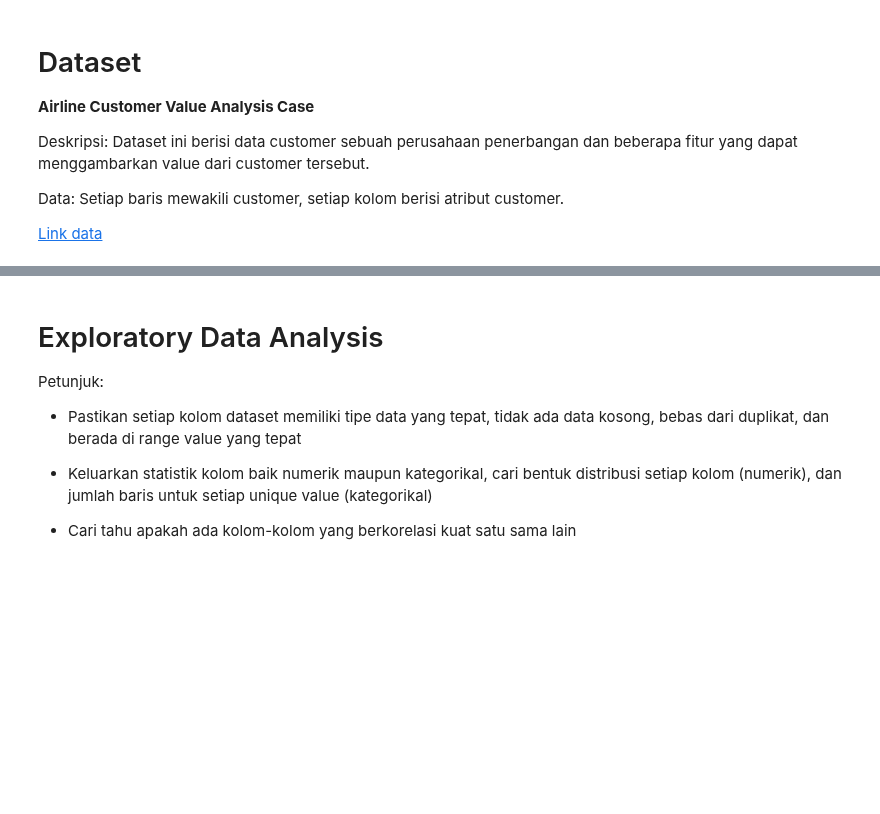
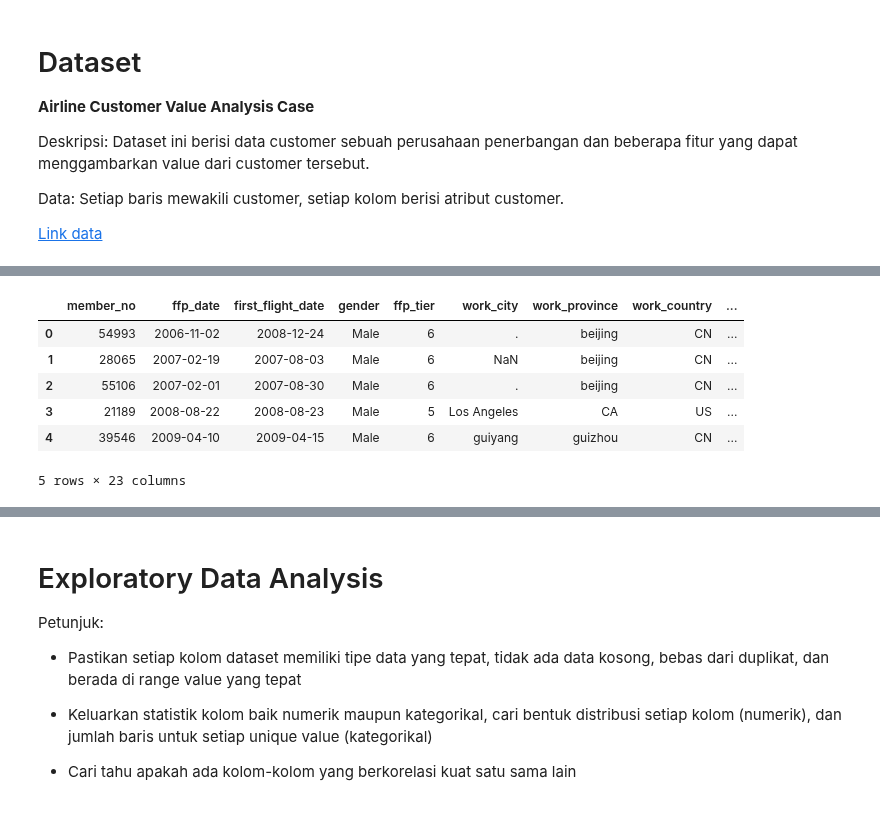
Before and after one commit to mezkymy/airline-cv-analysis, a Jupyter notebook: airline_cust_value_analysis.ipynb, the cells around one changed output, grey strips where cells are left out. Saved outputs shown, nothing was run; the diff lists cells and outputs as text; code cells hidden in the pictures; blank space fills up the shorter version.

```diff
--- a/airline_cust_value_analysis.ipynb
+++ b/airline_cust_value_analysis.ipynb
@@ -118,0 +103,12 @@ Point_NotFlight: point yang tidak digunakan oleh members
+# %%
+# convert last_flight_date to datetime
+df['last_flight_date'] = pd.to_datetime(df['last_flight_date'], format='%m/%d/%y', errors='ignore')
+df.head()
+# %% [output]
+|  | member_no | ffp_date | first_flight_date | gender | ffp_tier | work_city | work_province | work_country | ... |
+| 0 | 54993 | 2006-11-02 | 2008-12-24 | Male | 6 | . | beijing | CN | ... |
+| 1 | 28065 | 2007-02-19 | 2007-08-03 | Male | 6 | NaN | beijing | CN | ... |
+| 2 | 55106 | 2007-02-01 | 2007-08-30 | Male | 6 | . | beijing | CN | ... |
+| 3 | 21189 | 2008-08-22 | 2008-08-23 | Male | 5 | Los Angeles | CA | US | ... |
+| 4 | 39546 | 2009-04-10 | 2009-04-15 | Male | 6 | guiyang | guizhou | CN | ... |
+5 rows × 23 columns
```
Also changed, not shown: parts of 17 cells of this notebook.
